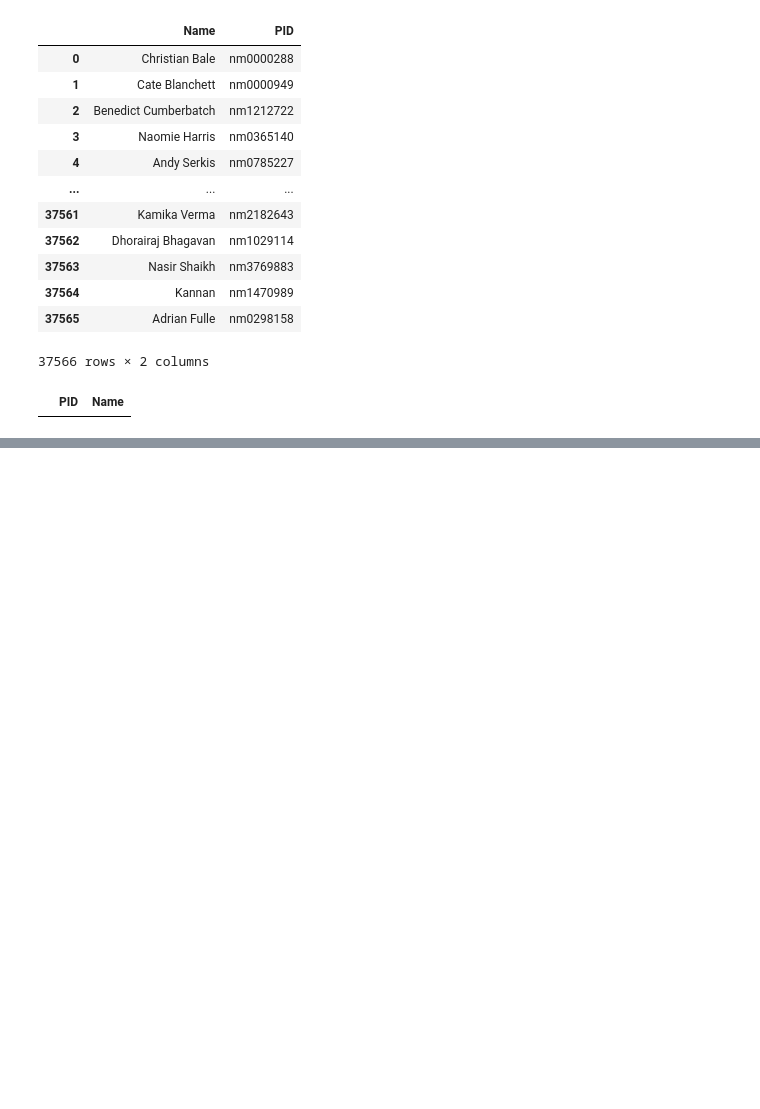
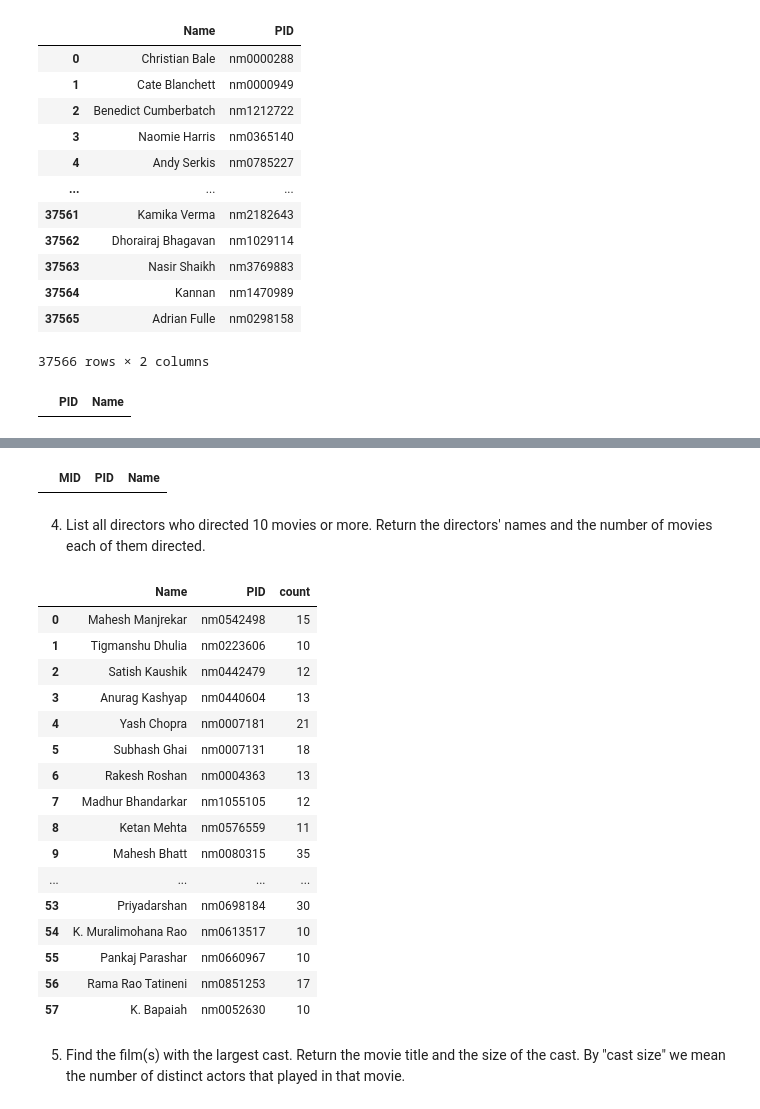
Before and after one commit to freddyjaoko/Analysis_of_IMDB_database, a Jupyter notebook: sql_queries.ipynb, the cells around one changed output, grey strips where cells are left out. Drawn from its saved outputs; the diff is of its cells as text; code cells hidden in the pictures; blank space fills up the shorter version.

```diff
--- a/sql_queries.ipynb
+++ b/sql_queries.ipynb
@@ -238,0 +259,50 @@ df_cast_names
+# %%
+#Listing all the cast members (actors) who were part of those movies < 1970 and >1990
+
+cast_id = pd.read_sql_query("SELECT MID, PID FROM M_Cast", conn)
+
+movies_cast = pd.merge(movies, cast_id, on='MID', how='inner')
+
+cast_names = pd.read_sql_query("SELECT Name, PID FROM Person", conn)
+
+m_cast_names = pd.merge(movies_cast, cast_names, on ='PID' )
+m_cast_names
+# %% [output]
+|  | MID | PID | Name |
+# %% [markdown]
+4. List all directors who directed 10 movies or more. Return the directors' names and the number of movies each of them directed.
+# %%
+
+m_director = pd.read_sql_query("SELECT PID, MID FROM M_Director", conn)
+
+person = pd.read_sql_query("SELECT Name, PID FROM Person", conn)
+# %%
+#Counting the number of times a PID appears. This lets us know the number of movies a director has directed.
+pid_10 = m_director['PID'].value_counts()
+
+#Filtering to get the directors who have directed more than 10 movies
+pid_10 = pid_10[pid_10 >= 10]
+
+#Merging the person and the pid_10 dataframe to get the name of the directors and the number of directed movies.
+m_directors = pd.merge(person, pid_10, on='PID', how='inner')
+m_directors
+# %% [output]
+|  | Name | PID | count |
+| 0 | Mahesh Manjrekar | nm0542498 | 15 |
+| 1 | Tigmanshu Dhulia | nm0223606 | 10 |
+| 2 | Satish Kaushik | nm0442479 | 12 |
+| 3 | Anurag Kashyap | nm0440604 | 13 |
+| 4 | Yash Chopra | nm0007181 | 21 |
+| 5 | Subhash Ghai | nm0007131 | 18 |
+| 6 | Rakesh Roshan | nm0004363 | 13 |
+| 7 | Madhur Bhandarkar | nm1055105 | 12 |
+| 8 | Ketan Mehta | nm0576559 | 11 |
+| 9 | Mahesh Bhatt | nm0080315 | 35 |
+| ... | ... | ... | ... |
+| 53 | Priyadarshan | nm0698184 | 30 |
+| 54 | K. Muralimohana Rao | nm0613517 | 10 |
+| 55 | Pankaj Parashar | nm0660967 | 10 |
+| 56 | Rama Rao Tatineni | nm0851253 | 17 |
+| 57 | K. Bapaiah | nm0052630 | 10 |
+# %% [markdown]
+5. Find the film(s) with the largest cast. Return the movie title and the size of the cast. By "cast size" we mean the number of distinct actors that played in that movie.
```
Also changed, not shown: parts of 4 cells of this notebook, 2 other files.
